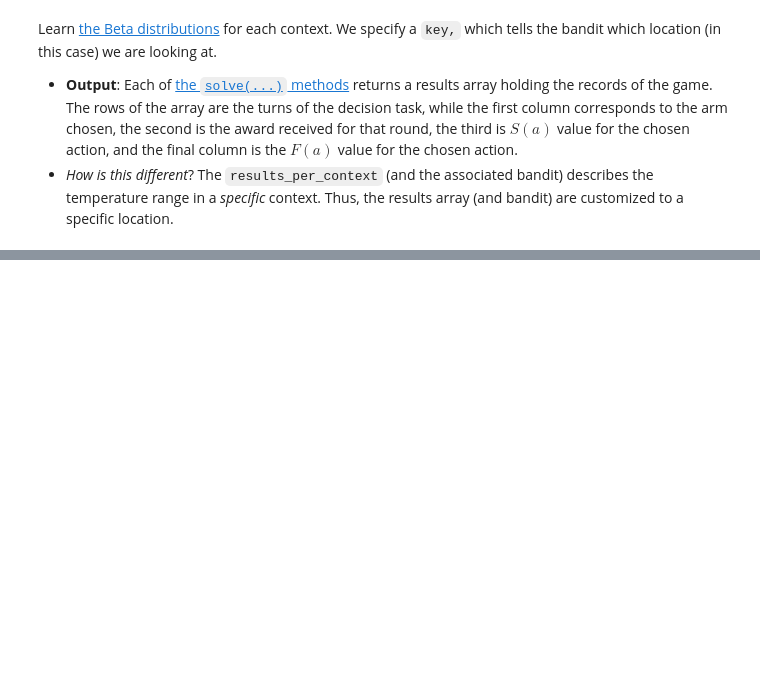
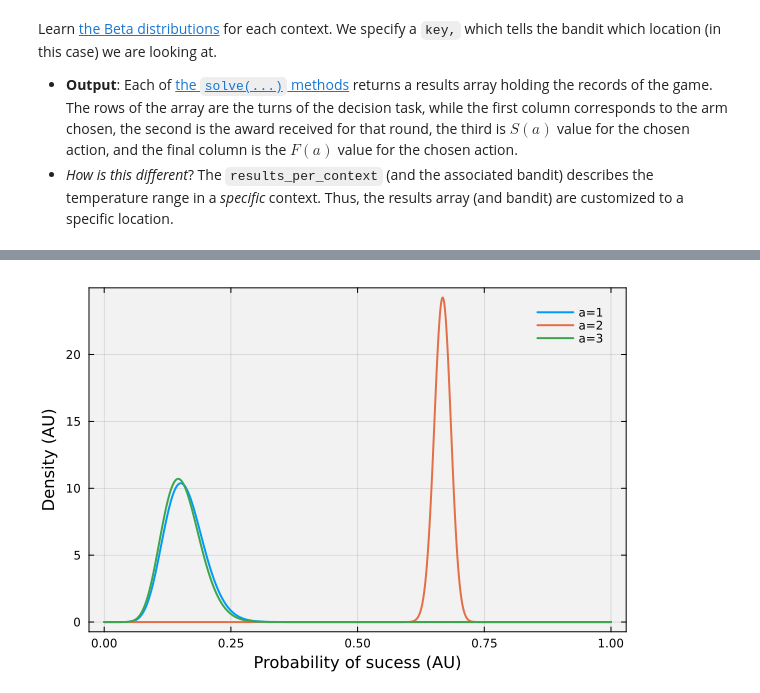
Before and after one commit to varnerlab/CHEME-5820-Lectures-Spring-2025, a Jupyter notebook: lectures/week-8/L8a/CHEME-5820-L8a-BinaryBernoulliBandit-S2025.ipynb, the cells around one changed output, grey strips where cells are left out. Drawn from its saved outputs; the diff is of its cells as text; code cells hidden in the pictures; blank space fills up the shorter version.

```diff
--- a/lectures/week-8/L8a/CHEME-5820-L8a-BinaryBernoulliBandit-S2025.ipynb
+++ b/lectures/week-8/L8a/CHEME-5820-L8a-BinaryBernoulliBandit-S2025.ipynb
@@ -92,7 +92,7 @@ contexts = let
 
     for (key, data) ∈ dataset
         contexts[key] = build(MyContextualBernoulliBanditAlgorithmWeatherContextModel, (
-            d = fit_mle(Normal, data[:,Symbol("Max Temp")]),
+            d = fit_mle(Normal, data[:,Symbol("Avg Temp")]),
             key = key,
             dataframe = data
         ));
@@ -139,12 +139,13 @@ function Location(t::Int64, a::Int64, context::MyContextualBernoulliBanditAlgori
 
     # bool questions -
     rₜ = nothing;
+    temp = rand(d);
     if (a == 1)
-        rₜ = (T > μ + σ) ? 1 : 0; # Q: T > μ + σ
+        rₜ = (temp > μ + σ) ? 1 : 0; # Q: T > μ + σ
     elseif (a == 2)
-        rₜ = ((T ≤ μ + σ) && (T ≥ μ - σ)) ? 1 : 0; # Q: Bounded between μ ± σ
+        rₜ = ((temp ≤ μ + σ) && (temp ≥ μ - σ)) ? 1 : 0; # Q: Bounded between μ ± σ
     elseif (a == 3)
-        rₜ = (T < μ - σ) ? 1 : 0; # Q: T < μ - σ
+        rₜ = (temp < μ - σ) ? 1 : 0; # Q: T < μ - σ
     end
     rₜ # return
 end
@@ -241,0 +283,23 @@ end
+# %%
+let
+
+    # get parameters for the final distributions -
+    (α₁,β₁) = findlast(x-> x== 1.0, results_per_context[:,1]) |> i-> results_per_context[i,3:end]
+    (α₂,β₂) = findlast(x-> x== 2.0, results_per_context[:,1]) |> i-> results_per_context[i,3:end]
+    (α₃,β₃) = findlast(x-> x== 3.0, results_per_context[:,1]) |> i-> results_per_context[i,3:end]
+
+    # build distributions -
+    d₁ = Beta(α₁,β₁);
+    d₂ = Beta(α₂,β₂);
+    d₃ = Beta(α₃,β₃);
+
+    # plot -
+    p = plot(bg="gray95", background_color_outside="white", framestyle = :box, fg_legend = :transparent);
+    plot!(d₁, label="a=1", lw=2);
+    plot!(d₂, label="a=2", lw=2);
+    plot!(d₃, label="a=3", lw=2);
+    xlabel!("Probability of sucess (AU)", fontsize=18)
+    ylabel!("Density (AU)", fontsize=18)
+end
+# %% [output]
+[figure, added]
```
Also changed, not shown: parts of 7 cells of this notebook.
